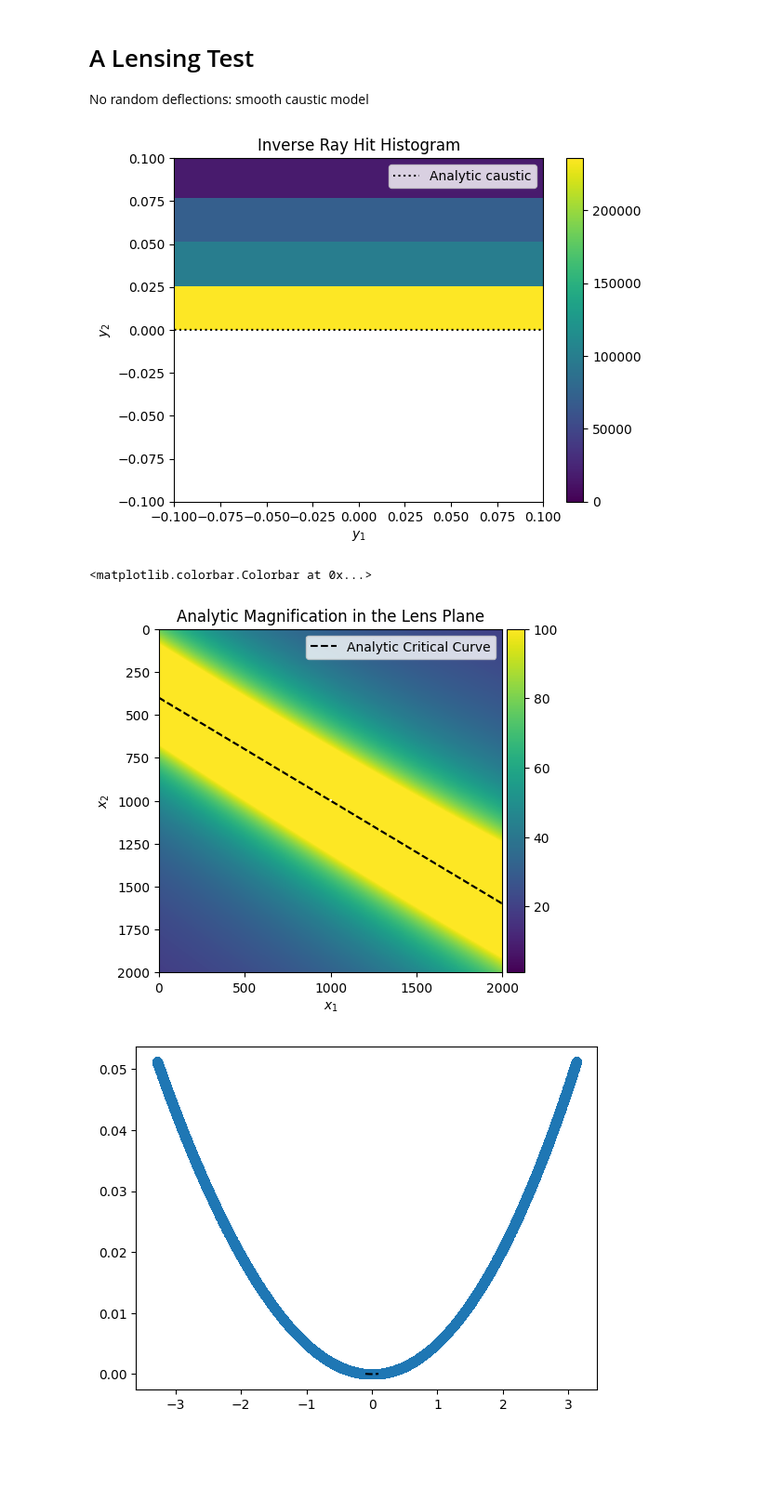
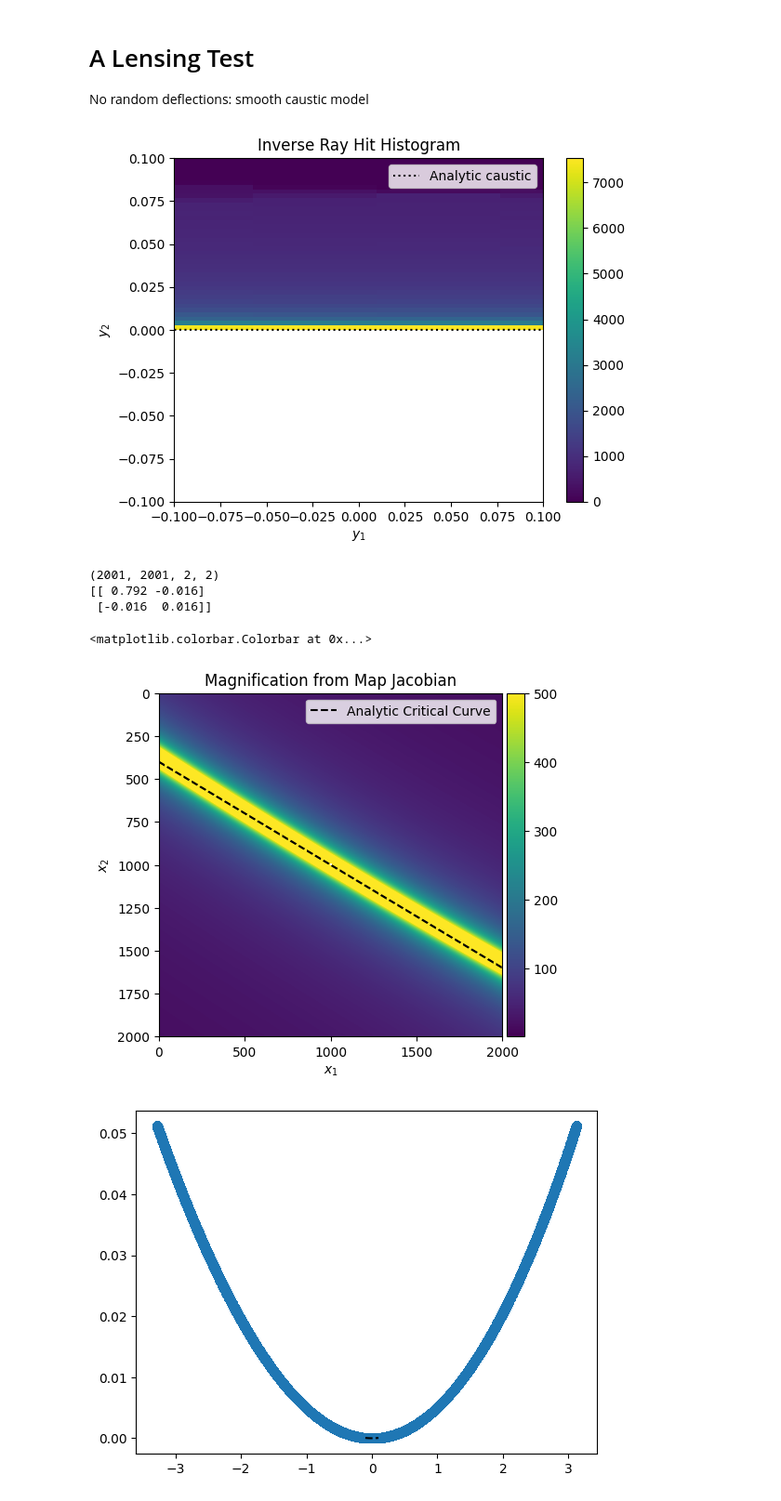
Before and after one commit to nblinov/lensing_near_caustic, a Jupyter notebook: example.ipynb, the cells around one changed output. Shown at 93% size. Cells and saved outputs as stored; diff of their text form; code cells hidden in the pictures; blank space fills up the shorter version.

Commit message:
Added jacobian calculations, changed example plots to use physical axes

```diff
--- a/example.ipynb
+++ b/example.ipynb
@@ -4,6 +4,7 @@ This notebook contains an example calculation of the lightcurve of a Gaussian so
 import numpy as np
 import matplotlib.pyplot as plt
 %matplotlib inline
+plt.rcParams.update({"text.usetex": True,"text.latex.preamble": r"\usepackage{bm}"})
 
 from lens_map import *
 import gaussian_source as src
@@ -37,7 +38,7 @@ domain_size = 2*half_size_lns
 j1, j2 = np.mgrid[0:num_pixel_lns, 0:num_pixel_lns]
 
 # this maps pixels indices to physical coord as [0,0] -> (-L,L), [0,N-1]-> (L,L) etc
-x1, x2 = pixel_to_pos(j2, -half_size_lns, pixel_size_lns), pixel_to_pos(j1, half_size_lns, -pixel_size_lns)
+x1, x2 = pixel_to_pos(j2, -half_size_lns, pixel_size_lns), pixel_to_pos(j1,half_size_lns, -pixel_size_lns)
 
 y1, y2 = lens_mapping(x1, x2, caustic_params)
 
@@ -49,7 +50,7 @@ hit_mask = (i1 >= 0) & (i1 < num_pixel_src) & (i2 >= 0) & (i2 < num_pixel_src)
 hit_pixel_coords = np.transpose((i1[hit_mask].flatten(),i2[hit_mask].flatten()))
 hit_source_plane_coords = np.transpose((y1[hit_mask].flatten(),y2[hit_mask].flatten()))
 hit_source_plane_coords = np.transpose((y1.flatten(),y2.flatten()))
-plt.hist2d(hit_source_plane_coords[:,0],hit_source_plane_coords[:,1])
+plt.hist2d(hit_source_plane_coords[:,0],hit_source_plane_coords[:,1],bins=100)
 plt.colorbar()
 y = np.linspace(-half_size_src, half_size_src, num_pixel_src)
 plt.plot(y, (phi_112*phi_222 - phi_122**2)*np.power(y,2)/(2.*phi_11**2 * phi_222),\
@@ -63,24 +64,33 @@ plt.title("Inverse Ray Hit Histogram")
 plt.legend()
 plt.show()
 # %% [output]
-[figure, old version]
+[figure, new version]
+# %%
+jac = lens_mapping_jacobian(x1,x2,caustic_params)
+print(jac.shape)
+print(jac[0,0,:,:])
+# %% [output]
+(2001, 2001, 2, 2)
+[[ 0.792 -0.016]
+ [-0.016  0.016]]
 # %%
 from mpl_toolkits.axes_grid1 import make_axes_locatable
-jac=-(x1**2*(phi_112**2)) + x1*phi_11*phi_122 - x1*x2*phi_112*phi_122 - x2**2*phi_122**2 + x2*phi_11*phi_222 + x2**2*phi_112*phi_222
-jac_plt = plt.imshow(1/np.abs(jac),vmin=1,vmax=1e2)
+#jac_det=-(x1**2*(phi_112**2)) + x1*phi_11*phi_122 - x1*x2*phi_112*phi_122 - x2**2*phi_122**2 + x2*phi_11*phi_222 + x2**2*phi_112*phi_222
+jac_det = np.linalg.det(jac)
+jac_plt = plt.imshow(1/np.abs(jac_det),vmin=1,vmax=500)
 plt.plot(pos_to_pixel(x1[0], -half_size_lns, pixel_size_lns), pos_to_pixel(- phi_122 * x1[0] / phi_222,half_size_lns,-pixel_size_lns),c='k',ls='--',label='Analytic Critical Curve')
-plt.title("Analytic Magnification in the Lens Plane")
+plt.title("Magnification from Map Jacobian")
 
 plt.xlabel(r"$x_1$")
 plt.ylabel(r"$x_2$")
 plt.legend()
 p = plt.gca()
 divider1 = make_axes_locatable(p)
 cax = divider1.append_axes("right", size="5%", pad=0.05)
 plt.gca().figure.colorbar(jac_plt, cax=cax)
 # %% [output]
 <matplotlib.colorbar.Colorbar at 0x...>
-[figure, old version]
+[figure, new version]
 # %%
 # the scatter plot shows the paramatric representation of the caustic without making many approximations
 # to derive the parabola however, one needs to drop some terms
```
Also changed, not shown: parts of 3 cells of this notebook, 3 other files.
